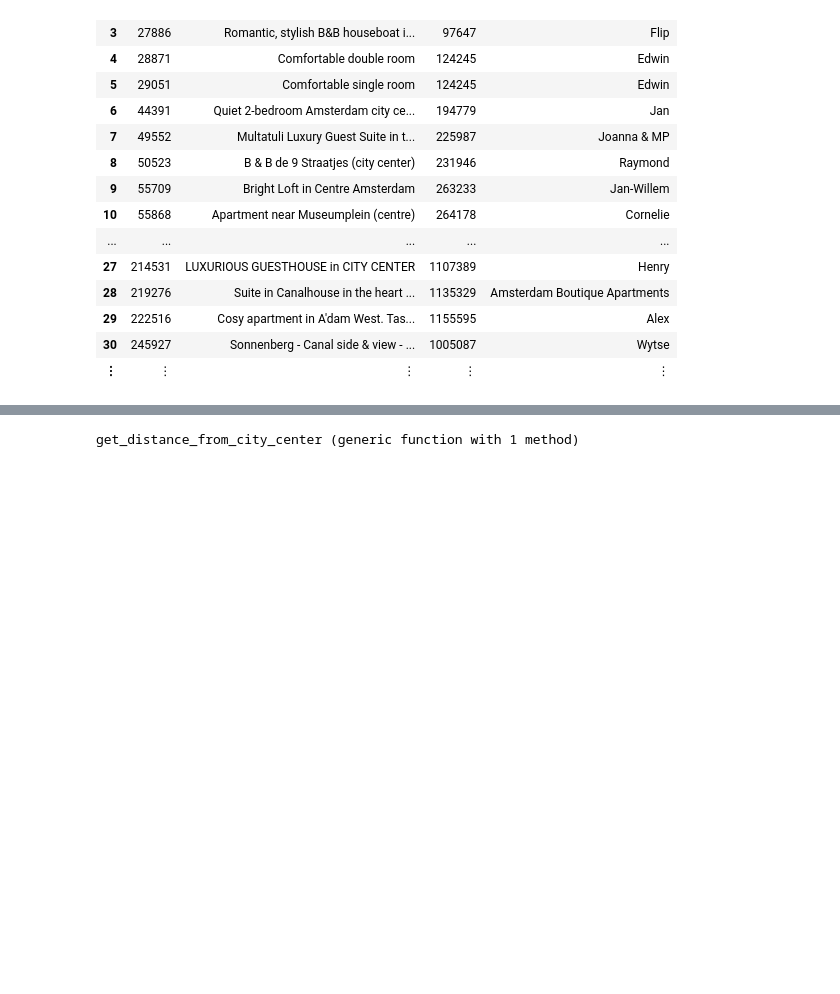
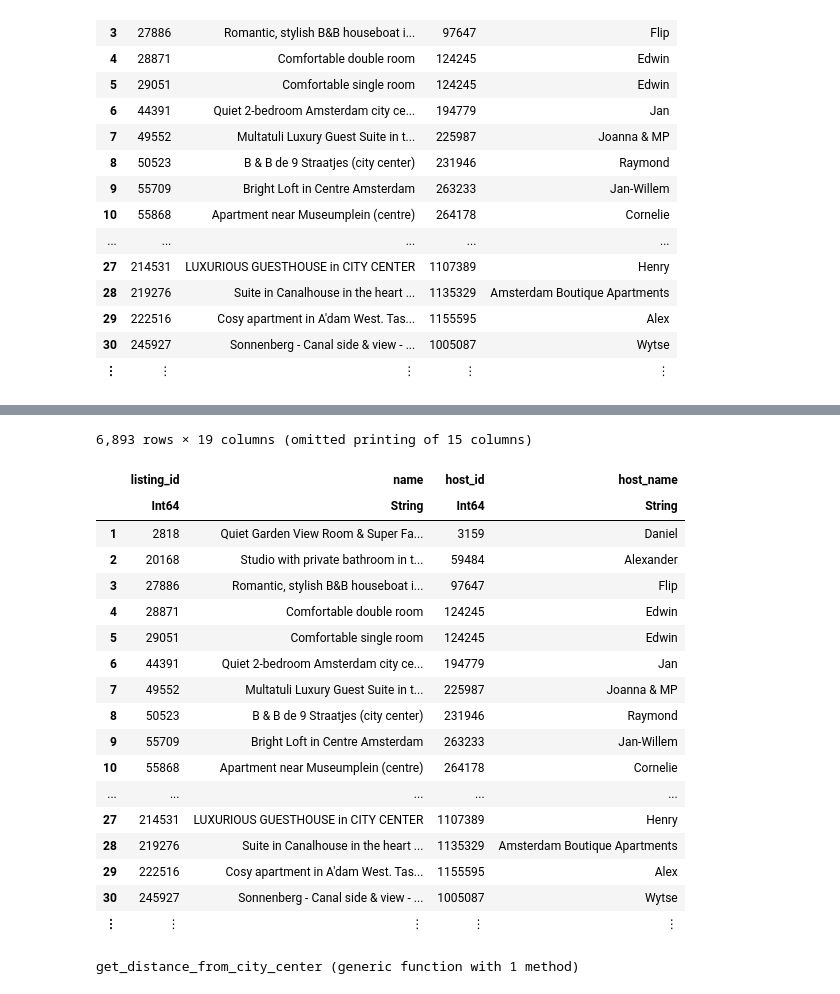
Before and after one commit to mesmatyi/airbnb-optimizer, a Jupyter notebook: notebooks/DataLoader.ipynb, the cells around one changed output, grey strips where cells are left out. Saved outputs shown, nothing was run; the diff lists cells and outputs as text; code cells hidden in the pictures; blank space fills up the shorter version.

```diff
--- a/notebooks/DataLoader.ipynb
+++ b/notebooks/DataLoader.ipynb
@@ -81,3 +70,26 @@ Excessive output truncated after 524288 bytes.
+# %%
+# rename the id column to avoid confusion with the id function
+rename!(df, :id => :listing_id)
+# %% [output]
+6,893 rows × 19 columns (omitted printing of 15 columns)
+|  | listing_id | name | host_id | host_name |
+|  | Int64 | String | Int64 | String |
+| 1 | 2818 | Quiet Garden View Room & Super Fa... | 3159 | Daniel |
+| 2 | 20168 | Studio with private bathroom in t... | 59484 | Alexander |
+| 3 | 27886 | Romantic, stylish B&B houseboat i... | 97647 | Flip |
+| 4 | 28871 | Comfortable double room | 124245 | Edwin |
+| 5 | 29051 | Comfortable single room | 124245 | Edwin |
+| 6 | 44391 | Quiet 2-bedroom Amsterdam city ce... | 194779 | Jan |
+| 7 | 49552 | Multatuli Luxury Guest Suite in t... | 225987 | Joanna & MP |
+| 8 | 50523 | B & B de 9 Straatjes (city center) | 231946 | Raymond |
+| 9 | 55709 | Bright Loft in Centre Amsterdam | 263233 | Jan-Willem |
+| 10 | 55868 | Apartment near Museumplein (centre) | 264178 | Cornelie |
+| ... | ... | ... | ... | ... |
+| 27 | 214531 | LUXURIOUS GUESTHOUSE in CITY CENTER | 1107389 | Henry |
+| 28 | 219276 | Suite in Canalhouse in the heart ... | 1135329 | Amsterdam Boutique Apartments |
+| 29 | 222516 | Cosy apartment in A'dam West. Tas... | 1155595 | Alex |
+| 30 | 245927 | Sonnenberg - Canal side & view - ... | 1005087 | Wytse |
+| ⋮ | ⋮ | ⋮ | ⋮ | ⋮ |
 # %%
 function get_distance_from_city_center(x,y)
     amsterdam_city_center = [52.3791, 4.9003]
```
Also changed, not shown: parts of 14 cells of this notebook.
